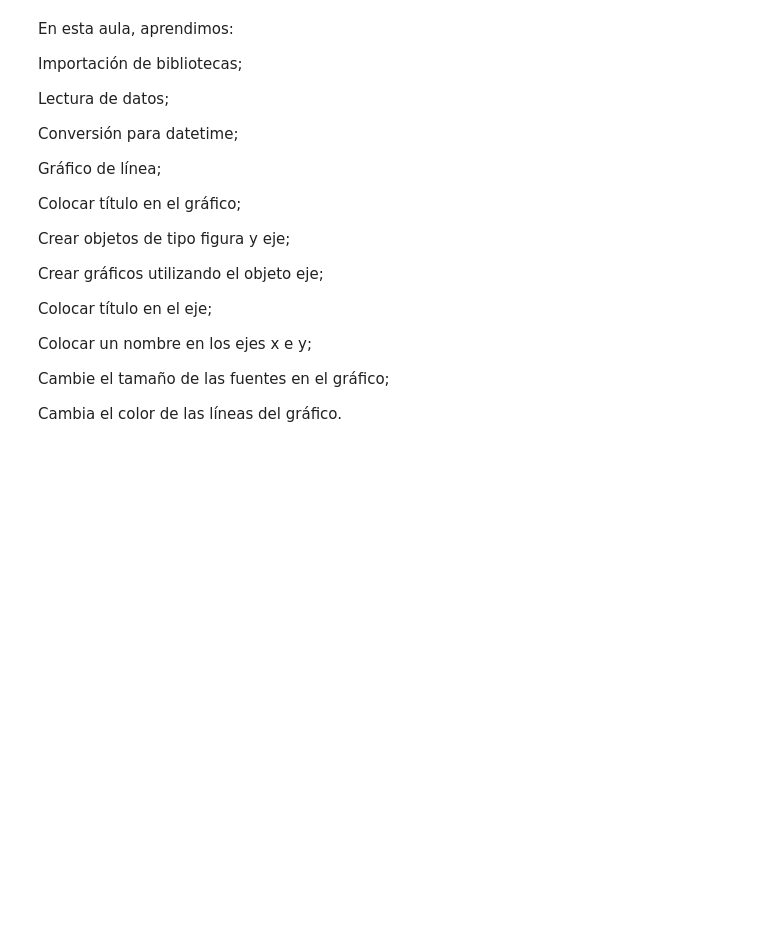
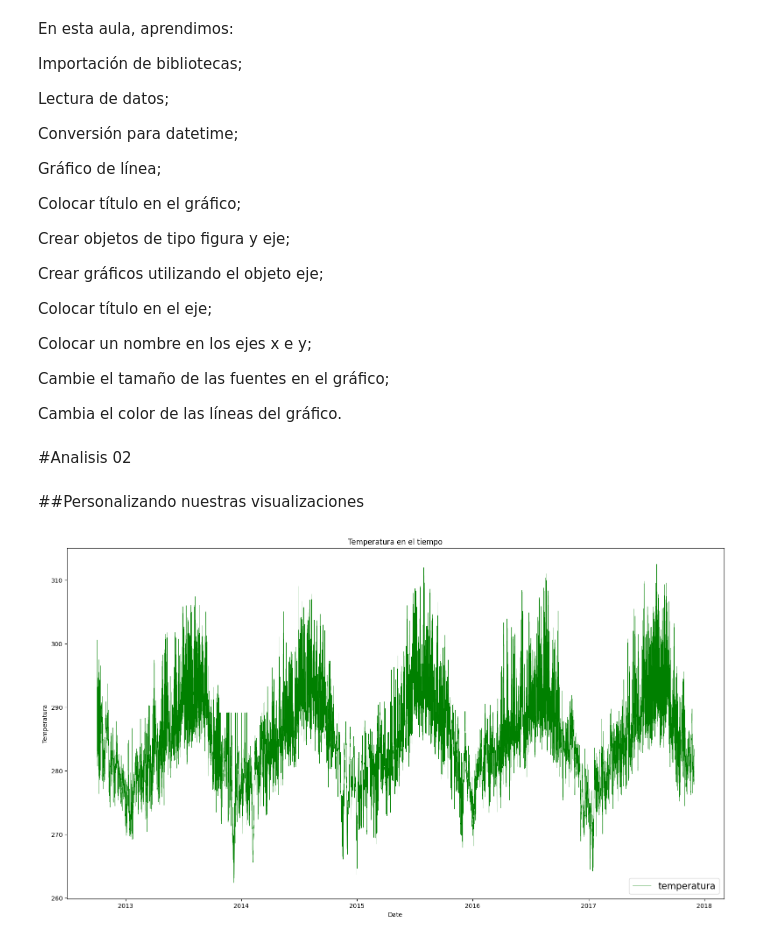
Before and after one commit to AdrianCPC/Visualizacion_datos_matplotlib_seaborn, a Jupyter notebook: Visualizacion_con_Matplotlib.ipynb, the cells around one changed output. Drawn from its saved outputs; the diff is of its cells as text; code cells hidden in the pictures; blank space fills up the shorter version.

```diff
--- a/Visualizacion_con_Matplotlib.ipynb
+++ b/Visualizacion_con_Matplotlib.ipynb
@@ -131,3 +131,17 @@ Colocar un nombre en los ejes x e y;
 Cambie el tamaño de las fuentes en el gráfico;
 
 Cambia el color de las líneas del gráfico.
+# %% [markdown]
+#Analisis 02
+# %% [markdown]
+##Personalizando nuestras visualizaciones
+# %%
+fig = plt.figure(figsize=(15,8))
+eje = fig.add_axes([0,0,1,1]);
+eje.plot(df['date'], df['temperatura'], color='g', lw=0.4);
+eje.set_title('Temperatura en el tiempo');
+eje.set_ylabel('Temperatura');
+eje.set_xlabel('Date');
+eje.legend(['temperatura'], loc='lower right', fontsize=15);
+# %% [output]
+[figure, added]
```
Also changed, not shown: parts of 8 cells of this notebook.
